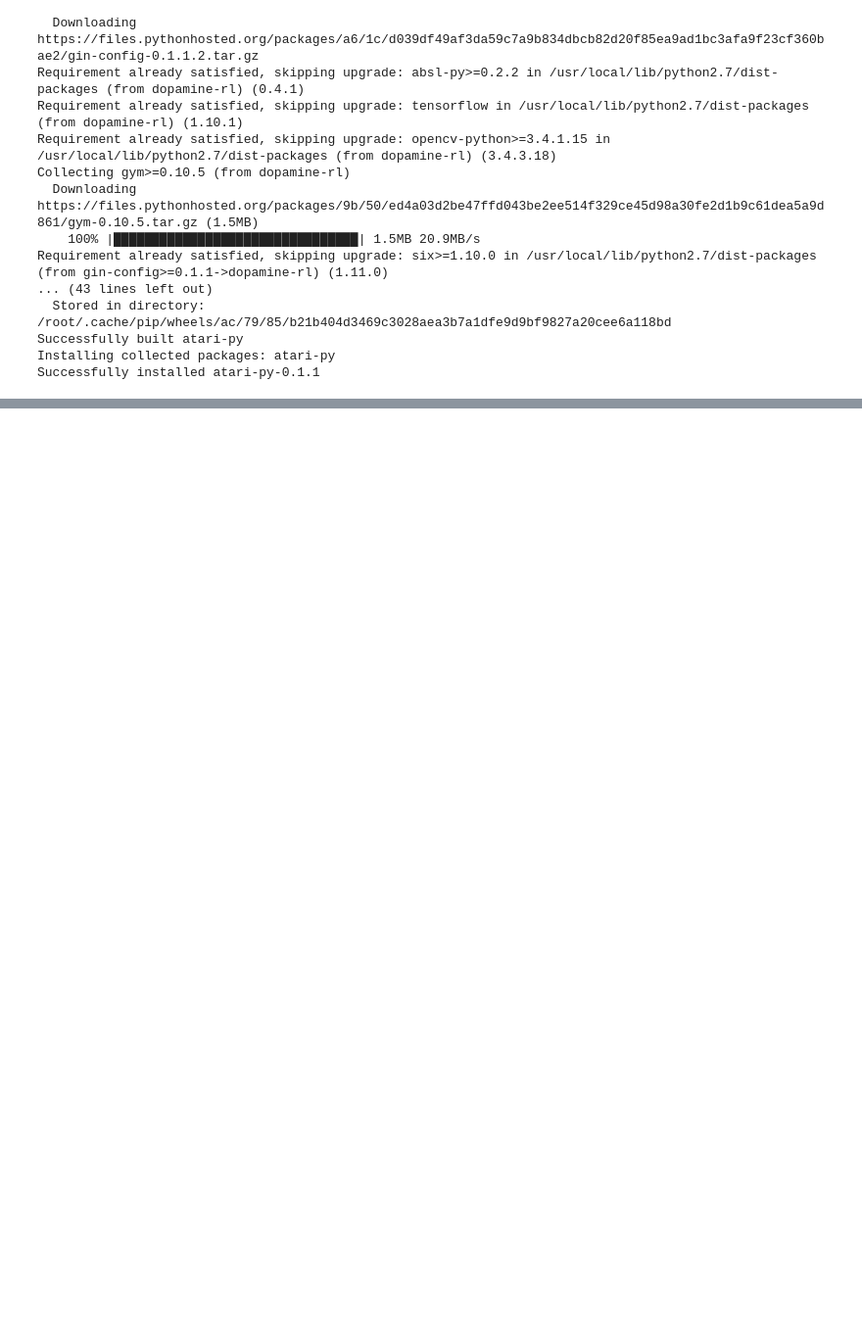
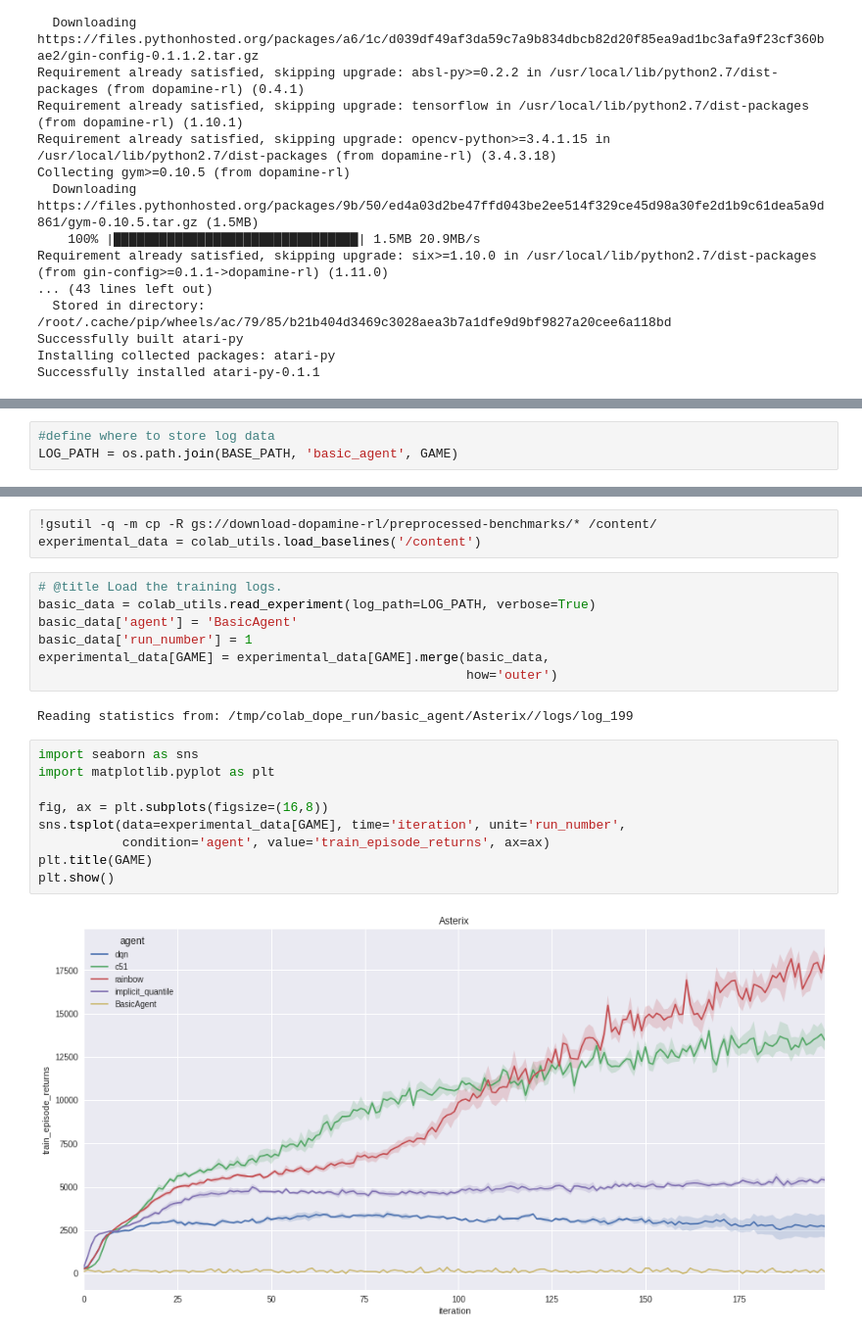
Before and after one commit to PranY/Passion-Projects, a Jupyter notebook: First_RL.ipynb, the cells around one changed output, grey strips where cells are left out. Shown at 98% size. Saved outputs shown, nothing was run; the diff lists cells and outputs as text; blank space fills up the shorter version.

```diff
--- a/First_RL.ipynb
+++ b/First_RL.ipynb
@@ -40,3 +40,6 @@ from absl import flags
 
 BASE_PATH = '/tmp/colab_dope_run'
 GAME = 'Asterix'
+# %%
+#define where to store log data
+LOG_PATH = os.path.join(BASE_PATH, 'basic_agent', GAME)
@@ -42,0 +109,23 @@ GAME = 'Asterix'
+# %%
+!gsutil -q -m cp -R gs://download-dopamine-rl/preprocessed-benchmarks/* /content/
+experimental_data = colab_utils.load_baselines('/content')
+# %%
+# @title Load the training logs.
+basic_data = colab_utils.read_experiment(log_path=LOG_PATH, verbose=True)
+basic_data['agent'] = 'BasicAgent'
+basic_data['run_number'] = 1
+experimental_data[GAME] = experimental_data[GAME].merge(basic_data,
+                                                        how='outer')
+# %% [output]
+Reading statistics from: /tmp/colab_dope_run/basic_agent/Asterix//logs/log_199
+# %%
+import seaborn as sns
+import matplotlib.pyplot as plt
+
+fig, ax = plt.subplots(figsize=(16,8))
+sns.tsplot(data=experimental_data[GAME], time='iteration', unit='run_number',
+           condition='agent', value='train_episode_returns', ax=ax)
+plt.title(GAME)
+plt.show()
+# %% [output]
+[figure, added]
```
Also changed, not shown: parts of 4 cells of this notebook.
